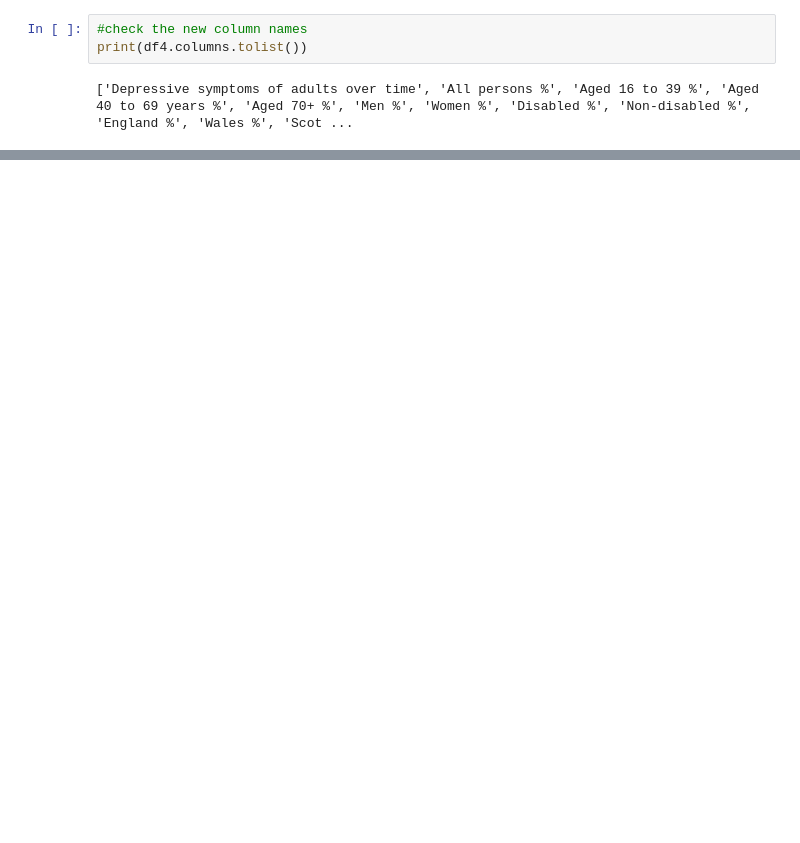
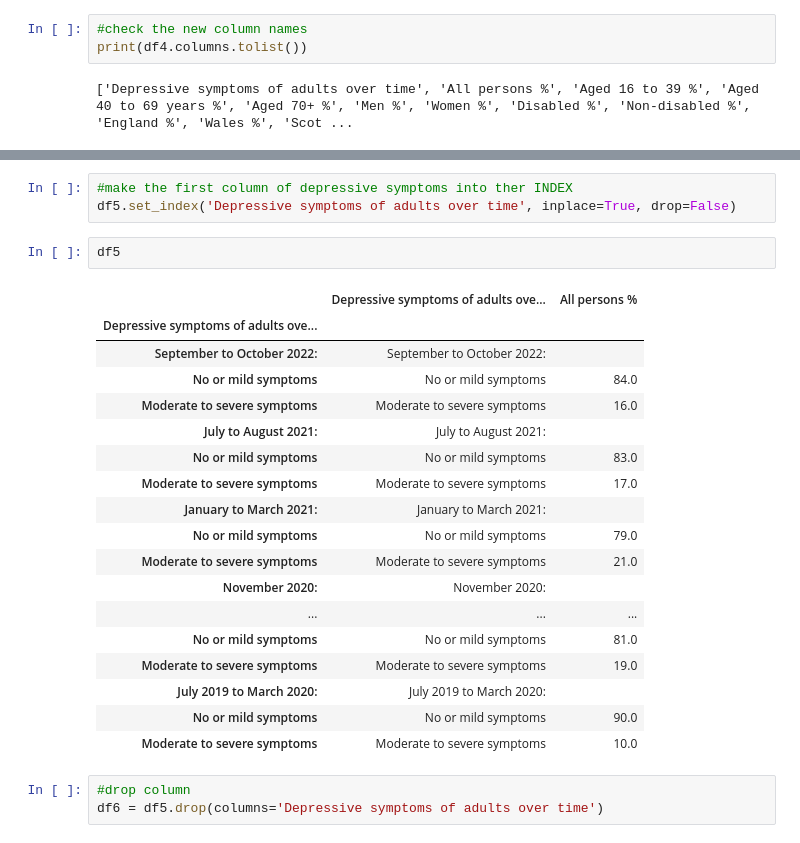
Before and after one commit to NabilahYK/PROGRAMMING-EXAM2, a Jupyter notebook: ProgrammingExam2.ipynb, the cells around one changed output, grey strips where cells are left out. Drawn from its saved outputs; the diff is of its cells as text; blank space fills up the shorter version.

```diff
--- a/ProgrammingExam2.ipynb
+++ b/ProgrammingExam2.ipynb
@@ -225,0 +248,27 @@ df4
+# %%
+#make the first column of depressive symptoms into ther INDEX
+df5.set_index('Depressive symptoms of adults over time', inplace=True, drop=False)
+# %%
+df5
+# %% [output]
+|  | Depressive symptoms of adults ove... | All persons % |
+| Depressive symptoms of adults ove... |  |  |
+| September to October 2022: | September to October 2022: |  |
+| No or mild symptoms | No or mild symptoms | 84.0 |
+| Moderate to severe symptoms | Moderate to severe symptoms | 16.0 |
+| July to August 2021: | July to August 2021: |  |
+| No or mild symptoms | No or mild symptoms | 83.0 |
+| Moderate to severe symptoms | Moderate to severe symptoms | 17.0 |
+| January to March 2021: | January to March 2021: |  |
+| No or mild symptoms | No or mild symptoms | 79.0 |
+| Moderate to severe symptoms | Moderate to severe symptoms | 21.0 |
+| November 2020: | November 2020: |  |
+| ... | ... | ... |
+| No or mild symptoms | No or mild symptoms | 81.0 |
+| Moderate to severe symptoms | Moderate to severe symptoms | 19.0 |
+| July 2019 to March 2020: | July 2019 to March 2020: |  |
+| No or mild symptoms | No or mild symptoms | 90.0 |
+| Moderate to severe symptoms | Moderate to severe symptoms | 10.0 |
+# %%
+#drop column
+df6 = df5.drop(columns='Depressive symptoms of adults over time')
```
Also changed, not shown: parts of 10 cells of this notebook.
